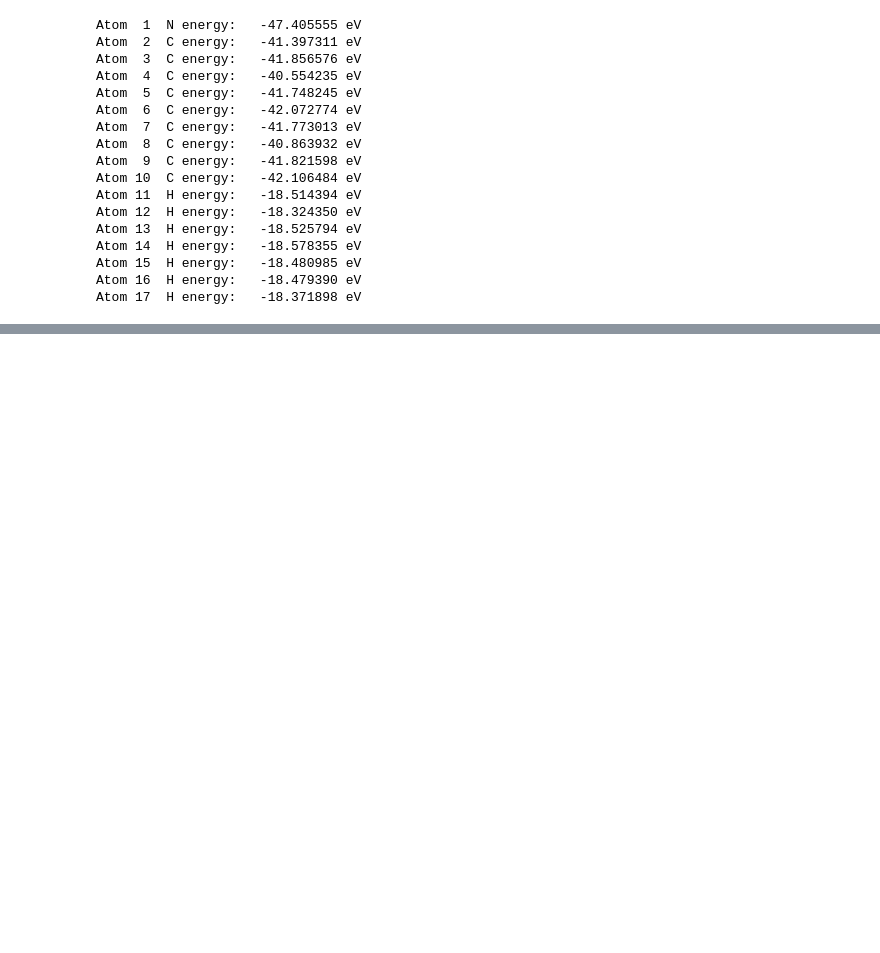
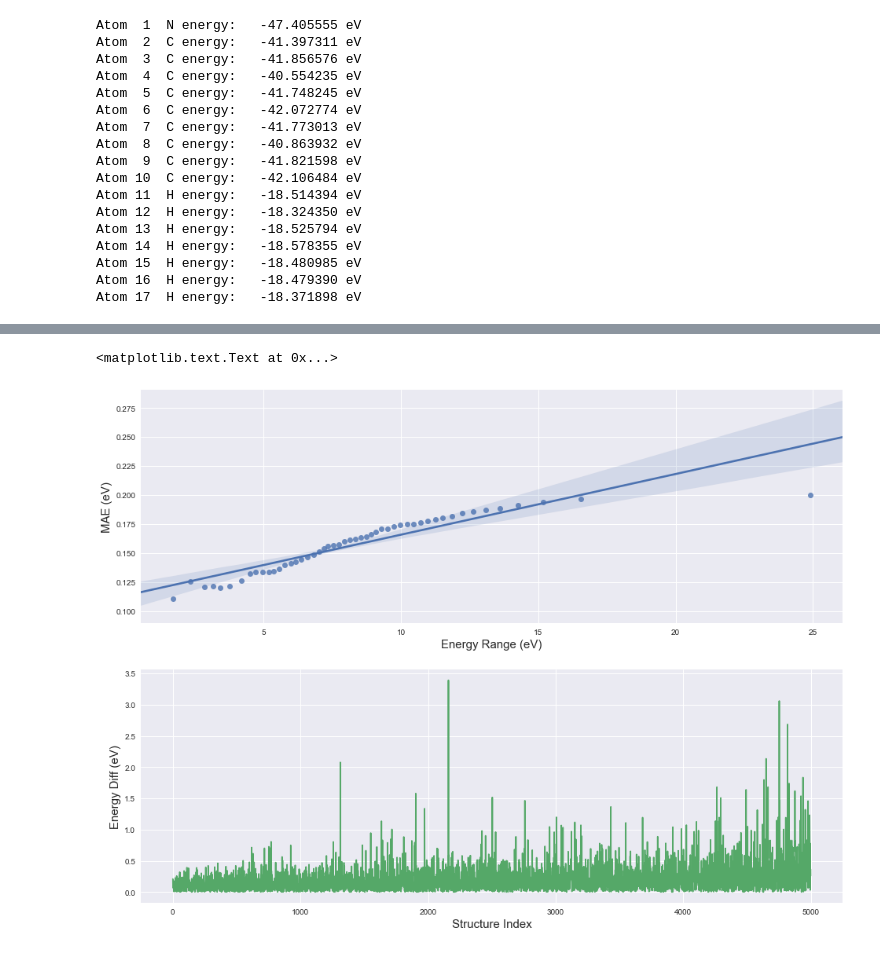
Before and after one commit to Bismarrck/kcon, a Jupyter notebook: kbody/kbody_predict.ipynb, the cells around one changed output, grey strips where cells are left out. Saved outputs shown, nothing was run; the diff lists cells and outputs as text; code cells hidden in the pictures; blank space fills up the shorter version.

```diff
--- a/kbody/kbody_predict.ipynb
+++ b/kbody/kbody_predict.ipynb
@@ -80,0 +146,15 @@ Atom 17  H energy:   -18.371898 eV
+# %%
+fig, axes = plt.subplots(2, figsize=[16, 12])
+
+ax = axes[0]
+sns.regplot(x=np.array(delta_energy), y=np.array(cum_mae), fit_reg=True, ax=ax)
+ax.set_xlabel("Energy Range (eV)", fontsize=15)
+ax.set_ylabel("MAE (eV)", fontsize=15)
+
+ax = axes[1]
+ax.plot(np.abs(y_total - energies))
+ax.set_xlabel("Structure Index", fontsize=15)
+ax.set_ylabel("Energy Diff (eV)", fontsize=15)
+# %% [output]
+<matplotlib.text.Text at 0x...>
+[figure, added]
```
Also changed, not shown: parts of 10 cells of this notebook.
